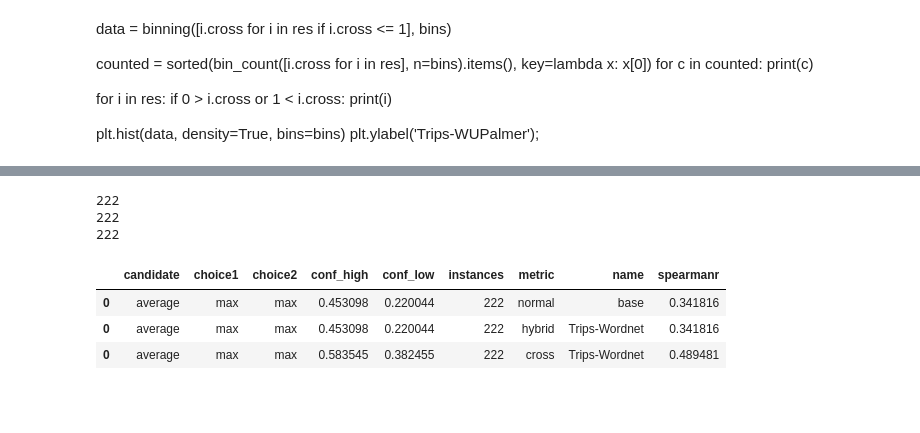
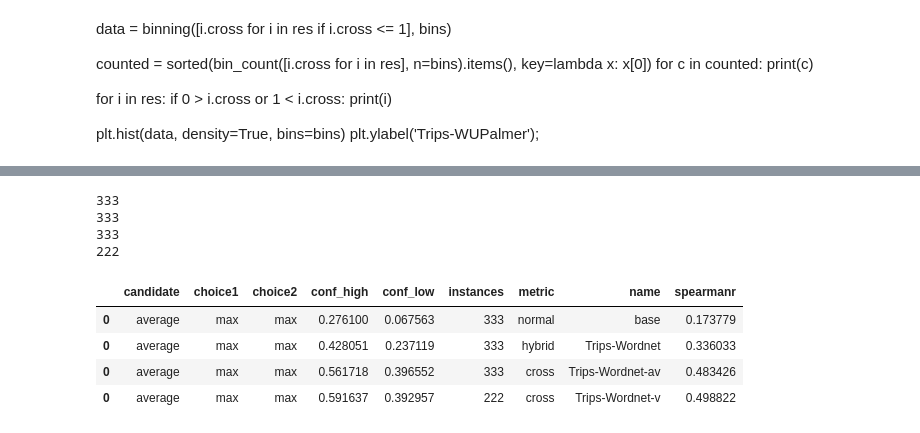
Before and after one commit to mrmechko/simcross, a Jupyter notebook: notebooks/Cross_wupalmer_evaluation.ipynb, the cells around one changed output, grey strips where cells are left out. Drawn from its saved outputs; the diff is of its cells as text; code cells hidden in the pictures; blank space fills up the shorter version.

```diff
--- a/notebooks/Cross_wupalmer_evaluation.ipynb
+++ b/notebooks/Cross_wupalmer_evaluation.ipynb
@@ -469,11 +469,22 @@ def pops(l):
 def collects(l):
     return [y for y in l if y]
 
-def n_or_v(synset):
+def n_or_v2(synset):
     return synset.pos() in [wn.NOUN, wn.VERB]
 
+def n_or_v(synset):
+    return synset.pos() in [wn.NOUN]
+
+def get_pos_men(x):
+    if x in "nv":
+        return x
+    elif x == "j":
+        return "ars"
+    else:
+        return "nvars"
+
 def hybrid_wup(s1, s2):
-    if n_or_v(s1.content) and n_or_v(s2.content):
+    if n_or_v2(s1.content) and n_or_v2(s2.content):
         return s1.content.wup_similarity(s2.content)
     return s1.wupalmer(s2)
 
@@ -518,6 +529,8 @@ def similarity_test(word1, word2, pos=None, metric="cross", strategy="average",
     #return cheats
     if not pos:
         pos = "nvar"
+    elif type(pos) is tuple:
+        pos = "nvar"
     else:
         pos = pos.lower()[0]
     metric = sim_metric[metric]
@@ -533,6 +546,25 @@ def similarity_test(word1, word2, pos=None, metric="cross", strategy="average",
         #print("{}\t{} -> ({}) | {}".format(word1, word2, ListStrategy[select2](results), results))
         return ListStrategy[select2](results)
     return -1 # fallback of 0.5
+
+def similarity_test2(word1, word2, pos, metric="cross", strategy="average", select1="max", select2="max", cheats=-1):
+    if not pos:
+        pos = ("nvars", "nvars")
+    pos1, pos2 = pos
+    metric = sim_metric[metric]
+    strategy = sim_strategy[strategy]
+    results = []
+    for x in pos1:
+        for y in pos2:
+            word1_node = collects(strategy(word1, x))
+            word2_node = collects(strategy(word2, y))
+            if word1_node and word2_node:
+                scores = collects([metric(x, y) for x in word1_node for y in word2_node])
+                results.append(ListStrategy[select1](scores))
+    if results:
+        #print("{}\t{} -> ({}) | {}".format(word1, word2, ListStrategy[select2](results), results))
+        return ListStrategy[select2](results)
+    return -1 # fallback of 0.5
 # %%
 
 def get_valid_scores(l1, l2):
@@ -682,36 +755,40 @@ To retain the current behavior and silence the warning, pass 'sort=True'.
 # %%
 # Tripswordnet
 df = None
 _dcache={}
-fname = ["n", "v", "nv", "a", "nvars"][1]
+fname = ["n", "v", "nv", "vars", "a", "nvars"][3]
 
 test = [ws353, slex][1]
 
 node_weights["fakeroot"] = 1
 node_weights["wordnet"] = 1
 node_weights["trips"] = 1
 node_weights["word"] = 1
 
 df = experiment_string(run_experiment(test("base", "normal", strategy="average", select1="max", select2="max", fname=fname)))
 
 df = experiment_string(run_experiment(test("Trips-Wordnet", "hybrid", strategy="average", select1="max", select2="max", fname=fname)), dataframe=df)
 
 #df = experiment_string(run_experiment(test("base", "normal", strategy="mfs", select1="max", select2="max", fname=fname)), dataframe=df)
 
-df = experiment_string(run_experiment(test("Trips-Wordnet", "cross", strategy="average", select1="max", select2="max", fname=fname)), dataframe=df)
+df = experiment_string(run_experiment(test("Trips-Wordnet-av", "cross", strategy="average", select1="max", select2="max", fname=fname)), dataframe=df)
 
 #df = experiment_string(run_experiment(test("Trips-Wordnet", "cross", strategy="lookup", select1="max", select2="max", fname=fname)), dataframe=df)
 
 #df = experiment_string(run_experiment(test("Trips-Wordnet", "cross", strategy="both", select1="max", select2="max", fname=fname)), dataframe=df)
+fname = ["n", "v", "nv", "vars", "a", "nvars"][1]
+df = experiment_string(run_experiment(test("Trips-Wordnet-v", "cross", strategy="average", select1="max", select2="max", fname=fname)), dataframe=df)
 
 
 
 df
 # %% [output]
+333
+333
+333
 222
-222
-222
 |  | candidate | choice1 | choice2 | conf_high | conf_low | instances | metric | name | spearmanr |
-| 0 | average | max | max | 0.453098 | 0.220044 | 222 | normal | base | 0.341816 |
-| 0 | average | max | max | 0.453098 | 0.220044 | 222 | hybrid | Trips-Wordnet | 0.341816 |
-| 0 | average | max | max | 0.583545 | 0.382455 | 222 | cross | Trips-Wordnet | 0.489481 |
+| 0 | average | max | max | 0.276100 | 0.067563 | 333 | normal | base | 0.173779 |
+| 0 | average | max | max | 0.428051 | 0.237119 | 333 | hybrid | Trips-Wordnet | 0.336033 |
+| 0 | average | max | max | 0.561718 | 0.396552 | 333 | cross | Trips-Wordnet-av | 0.483426 |
+| 0 | average | max | max | 0.591637 | 0.392957 | 222 | cross | Trips-Wordnet-v | 0.498822 |
```
Also changed, not shown: parts of 7 cells of this notebook, 22 other files.
